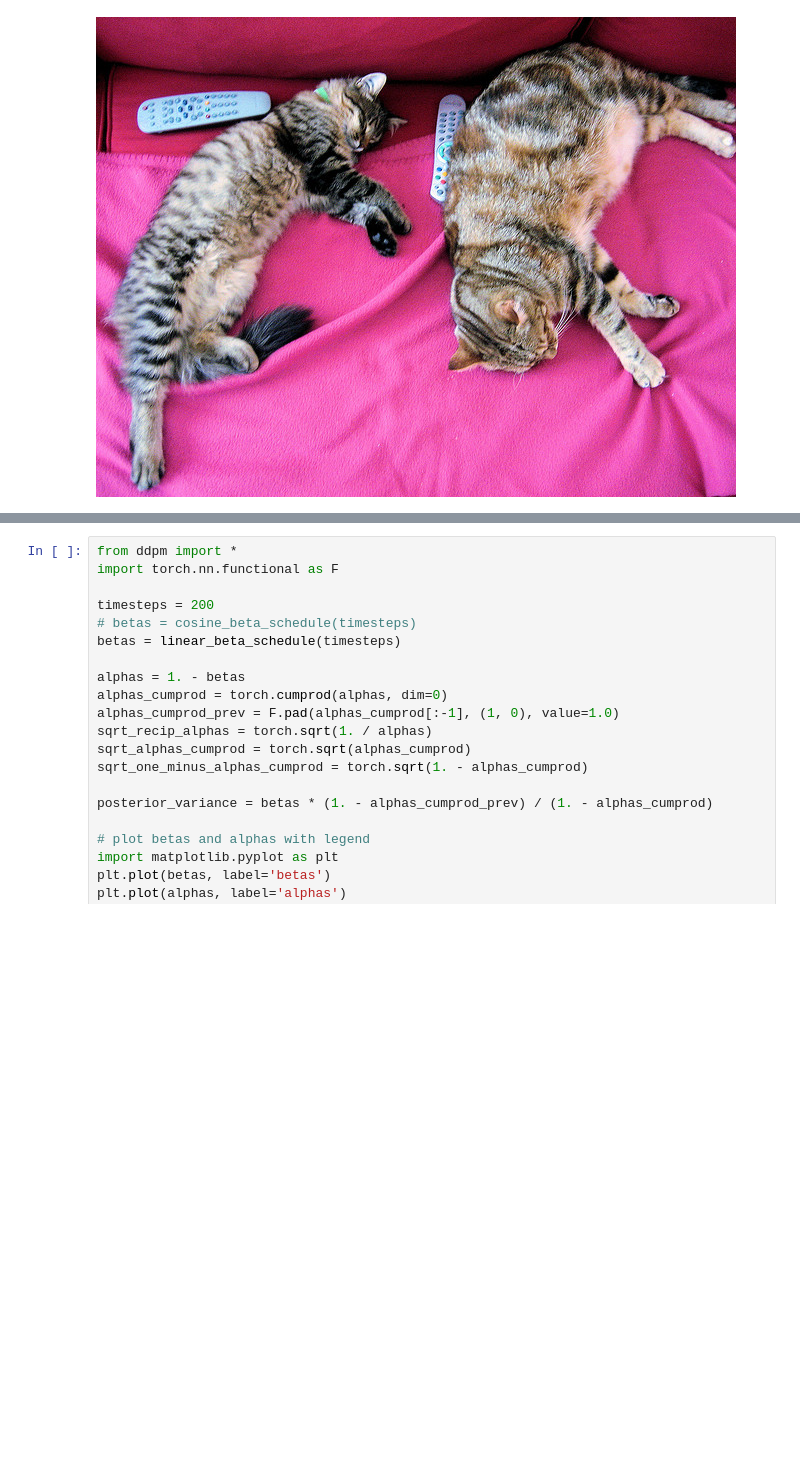
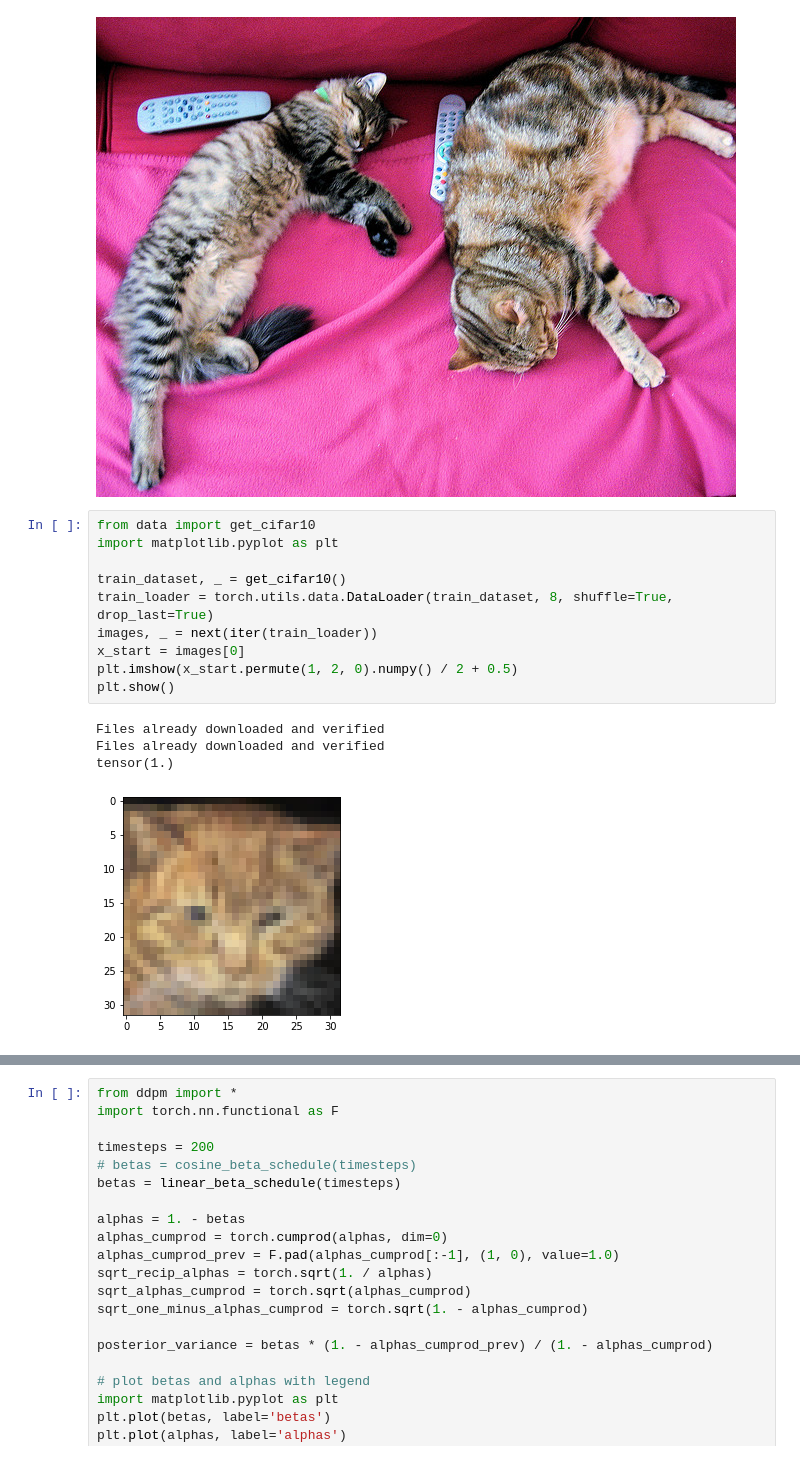
Before and after one commit to isaac0804/DDPM, a Jupyter notebook: visualize.ipynb, the cells around one changed output, grey strips where cells are left out. Cells and saved outputs as stored; diff of their text form; blank space fills up the shorter version.

```diff
--- a/visualize.ipynb
+++ b/visualize.ipynb
@@ -7,6 +7,21 @@ image = Image.open(requests.get(url, stream=True).raw)
 image
 # %% [output]
 [figure]
+# %%
+from data import get_cifar10
+import matplotlib.pyplot as plt
+
+train_dataset, _ = get_cifar10()
+train_loader = torch.utils.data.DataLoader(train_dataset, 8, shuffle=True, drop_last=True)
+images, _ = next(iter(train_loader))
+x_start = images[0]
+plt.imshow(x_start.permute(1, 2, 0).numpy() / 2 + 0.5)
+plt.show()
+# %% [output]
+Files already downloaded and verified
+Files already downloaded and verified
+tensor(1.)
+[figure, added]
 # %%
 from torchvision.transforms import Compose, ToTensor, Lambda, ToPILImage, CenterCrop, Resize
 
```
Also changed, not shown: parts of 9 cells of this notebook, 5 other files.
